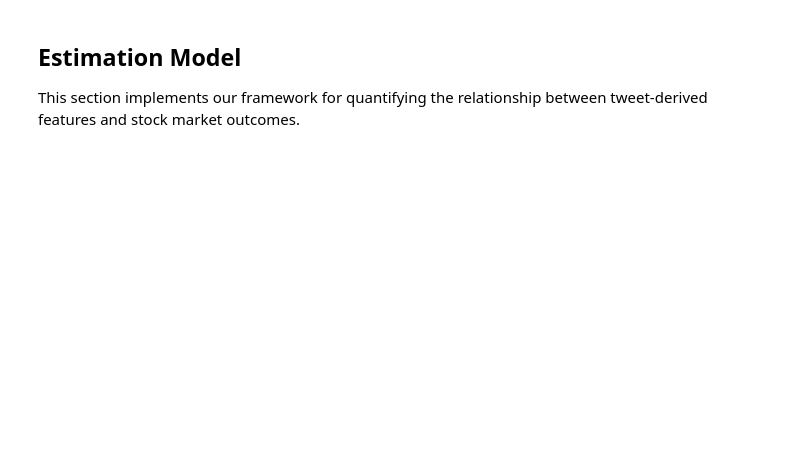
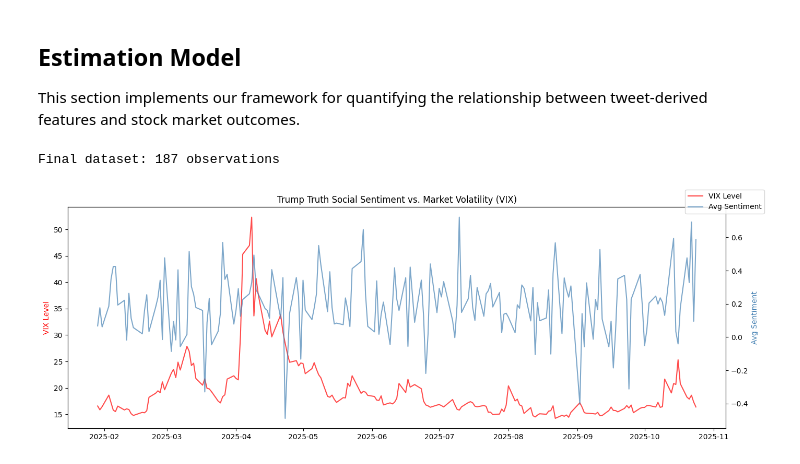
Before and after one commit to ben-mikus/wdip-course-project, a Jupyter notebook: wdip-course-project.ipynb, the cells around one changed output. Drawn from its saved outputs; the diff is of its cells as text; code cells hidden in the pictures; blank space fills up the shorter version.

```diff
--- a/wdip-course-project.ipynb
+++ b/wdip-course-project.ipynb
@@ -130,8 +137,10 @@ truth_df = truth_df.dropna(subset=["content"])      # Key requirement for analys
 truth_df = truth_df.dropna(subset=["created_at"])   # Key requirement for analysis
 print(truth_df.shape)
 
-Posts_df_truth = truth_df[truth_df['created_at']>= '2025-01-01'] # The month of Trump's first term
-print(Posts_df_truth.shape)
-Posts_df_truth.head(10)
+truth_df['date'] = pd.to_datetime(truth_df['created_at']).dt.normalize()
+
+posts = truth_df[truth_df['created_at']>= '2025-01-20'] # Second term inauguration
+print(posts.shape)
+posts.head(10)
 # %% [output]
 (29469, 8)
@@ -258,0 +298,11 @@ Date
+# %%
+daily_tweets = posts.groupby('date').agg(
+    tweet_volume    = ('content', 'count'),
+    avg_sentiment   = ('compound', 'mean'),
+    neg_ratio       = ('negative', 'mean'),
+    avg_favourites  = ('favourites_count', 'mean'),
+    avg_reblogs     = ('reblogs_count', 'mean')
+).reset_index()
+
+print(daily_tweets.head())
+print(daily_tweets.shape)
@@ -265,0 +371,30 @@ This section implements our framework for quantifying the relationship between t
+# %%
+# Lag tweet features by 1 day (yesterday's posts → today's market)
+merged['lag_sentiment']  = merged['avg_sentiment'].shift(1)
+merged['lag_volume']     = merged['tweet_volume'].shift(1)
+merged['lag_neg_ratio']  = merged['neg_ratio'].shift(1)
+
+# Rolling 7-day average sentiment (captures sustained tone)
+merged['rolling_sentiment'] = merged['avg_sentiment'].rolling(7).mean()
+
+merged = merged.dropna()
+print(f"Final dataset: {merged.shape[0]} observations")
+# %% [output]
+Final dataset: 187 observations
+# %%
+import matplotlib.pyplot as plt
+
+fig, ax1 = plt.subplots(figsize=(14, 5))
+ax2 = ax1.twinx()
+
+ax1.plot(merged['date'], merged['VIX_Level'], color='red', alpha=0.7, label='VIX Level')
+ax2.plot(merged['date'], merged['avg_sentiment'], color='steelblue', alpha=0.7, label='Avg Sentiment')
+
+ax1.set_ylabel('VIX Level', color='red')
+ax2.set_ylabel('Avg Sentiment', color='steelblue')
+ax1.set_title("Trump Truth Social Sentiment vs. Market Volatility (VIX)")
+fig.legend(loc='upper right')
+plt.tight_layout()
+plt.show()
+# %% [output]
+[figure, added]
```
Also changed, not shown: parts of 21 cells of this notebook.
